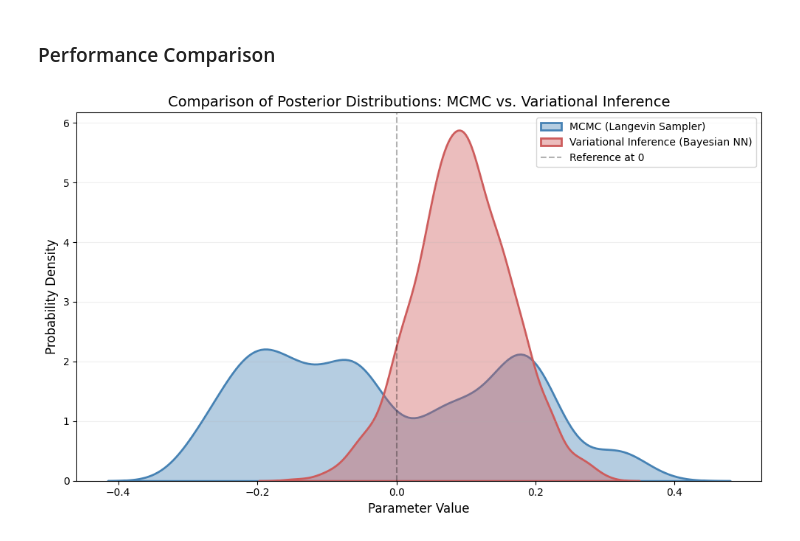
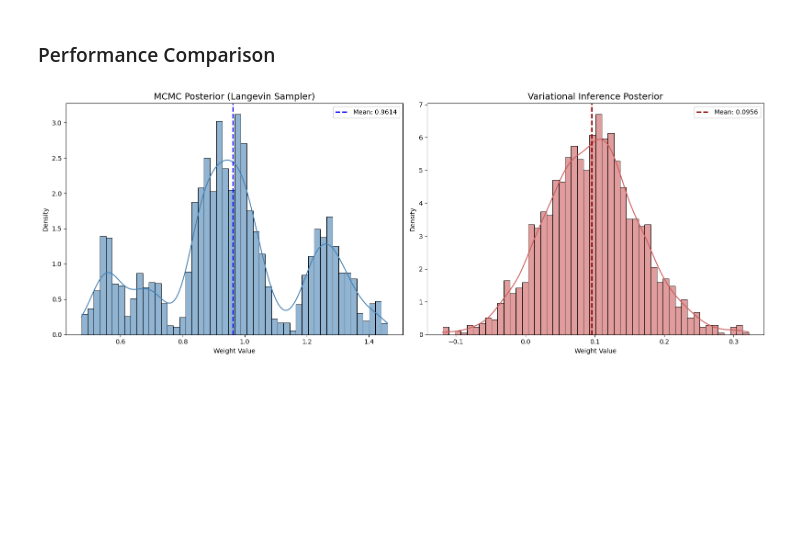
Before and after one commit to Adues-Inverk/CS115, a Jupyter notebook: cs115_NK.ipynb, the cells around one changed output. Drawn from its saved outputs; the diff is of its cells as text; code cells hidden in the pictures; blank space fills up the shorter version.

Commit message:
Sửa lỗi thuật toán thêm visualization

```diff
--- a/cs115_NK.ipynb
+++ b/cs115_NK.ipynb
@@ -397,29 +417,30 @@ plt.show()
 # %% [markdown]
 ### Performance Comparison
 # %%
-vi_samples = []
-with torch.no_grad():
-    for _ in range(2000):
-        weight_sample = model_vi[0].weight_mu[0,0] + \
-                        torch.randn(1) * torch.exp(model_vi[0].weight_log_sigma[0,0])
-        vi_samples.append(weight_sample.item())
+import seaborn as sns
+import matplotlib.pyplot as plt
+import numpy as np
 
-mcmc_samples = param_samples[burn_in:, param_index]
+# Giả định ông đã có vi_samples và mcmc_samples từ code trước
+fig, axes = plt.subplots(1, 2, figsize=(16, 6))
 
-plt.figure(figsize=(10, 6))
+# --- BIỂU ĐỒ 1: MCMC POSTERIOR ---
+sns.histplot(mcmc_samples, bins=50, kde=True, ax=axes[0], color='steelblue', stat="density", alpha=0.6)
+axes[0].axvline(np.mean(mcmc_samples), color='blue', linestyle='--', lw=2, label=f'Mean: {np.mean(mcmc_samples):.4f}')
+axes[0].set_title('MCMC Posterior (Langevin Sampler)', fontsize=14)
+axes[0].set_xlabel('Weight Value')
+axes[0].set_ylabel('Density')
+axes[0].legend()
 
-sns.kdeplot(mcmc_samples, color='steelblue', fill=True, label='MCMC (Langevin Sampler)', linewidth=2, alpha=0.4)
+# --- BIỂU ĐỒ 2: VI POSTERIOR ---
+sns.histplot(vi_samples, bins=50, kde=True, ax=axes[1], color='indianred', stat="density", alpha=0.6)
+axes[1].axvline(np.mean(vi_samples), color='darkred', linestyle='--', lw=2, label=f'Mean: {np.mean(vi_samples):.4f}')
+axes[1].set_title('Variational Inference Posterior', fontsize=14)
+axes[1].set_xlabel('Weight Value')
+axes[1].set_ylabel('Density')
+axes[1].legend()
 
-sns.kdeplot(vi_samples, color='indianred', fill=True, label='Variational Inference (Bayesian NN)', linewidth=2, alpha=0.4)
-
-plt.title('Comparison of Posterior Distributions: MCMC vs. Variational Inference', fontsize=14)
-plt.xlabel('Parameter Value', fontsize=12)
-plt.ylabel('Probability Density', fontsize=12)
-plt.axvline(0, color='black', linestyle='--', alpha=0.3, label='Reference at 0')
-
-plt.legend()
-plt.grid(axis='y', alpha=0.2)
 plt.tight_layout()
 plt.show()
 # %% [output]
-[figure, old version]
+[figure, new version]
```
Also changed, not shown: parts of 7 cells of this notebook.
